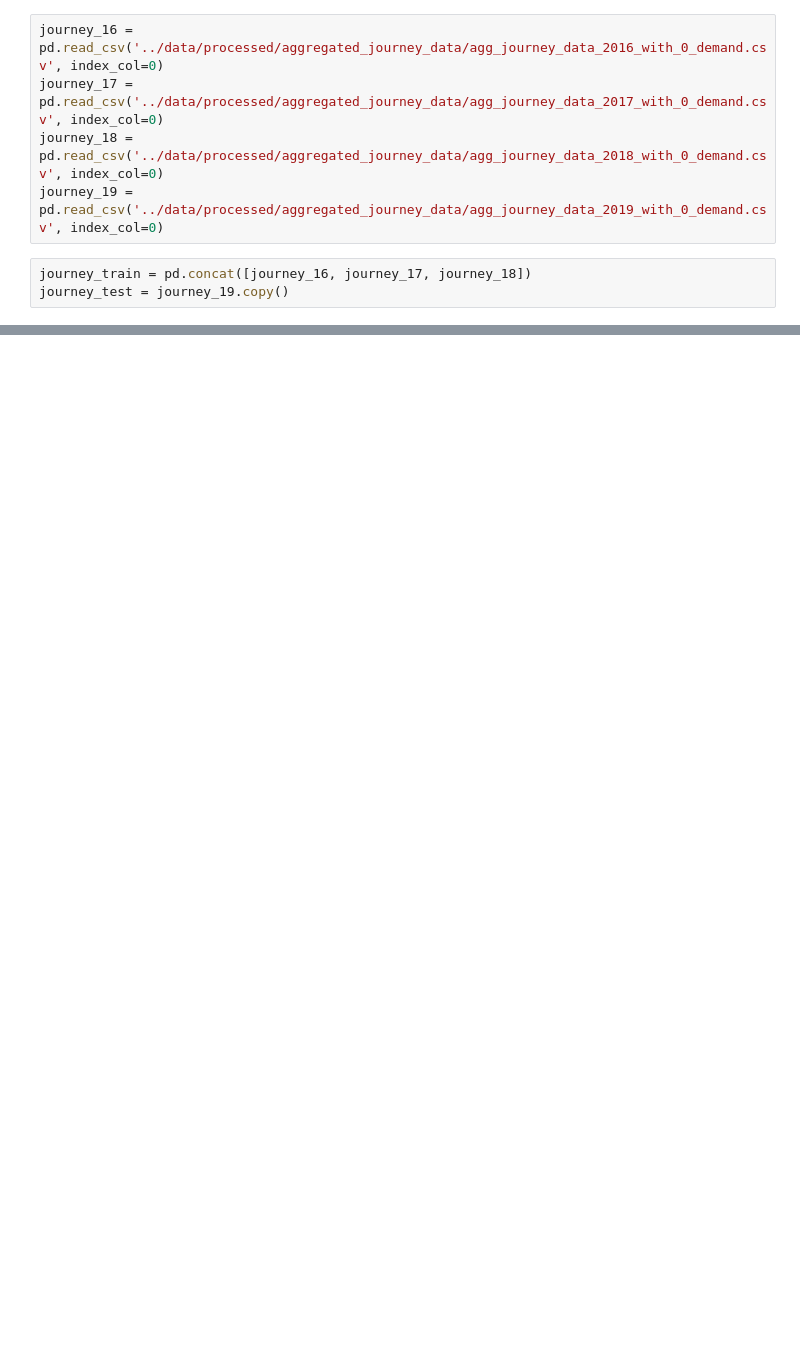
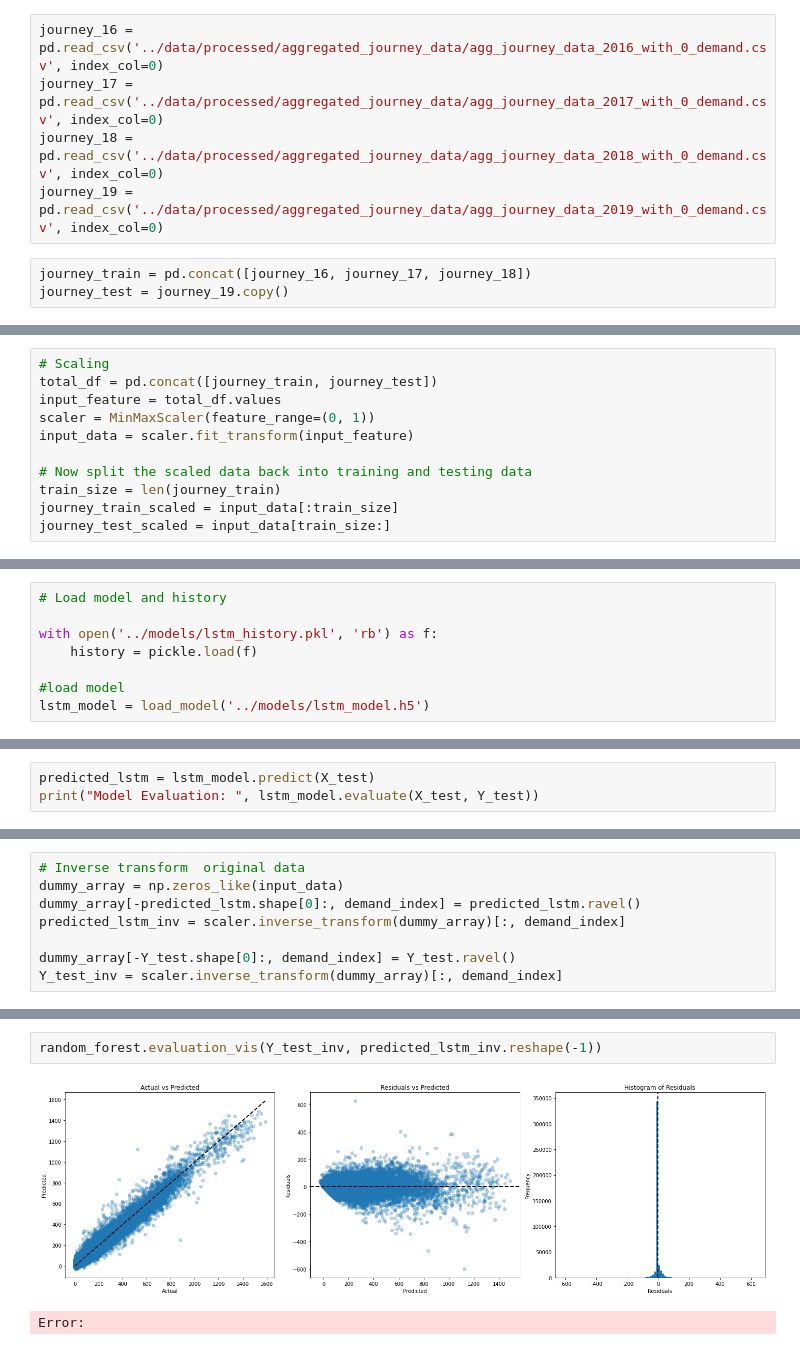
Before and after one commit to tabeaeggler/UrbanMobility, a Jupyter notebook: notebooks/08_transformer.ipynb, the cells around one changed output, grey strips where cells are left out. Drawn from its saved outputs; the diff is of its cells as text; blank space fills up the shorter version.

Commit message:
added working LSTM and Transformer

```diff
--- a/notebooks/08_transformer.ipynb
+++ b/notebooks/08_transformer.ipynb
@@ -92,0 +28,11 @@ _________________________________________________________________
+# %%
+# Scaling
+total_df = pd.concat([journey_train, journey_test])
+input_feature = total_df.values
+scaler = MinMaxScaler(feature_range=(0, 1))
+input_data = scaler.fit_transform(input_feature)
+
+# Now split the scaled data back into training and testing data
+train_size = len(journey_train)
+journey_train_scaled = input_data[:train_size]
+journey_test_scaled = input_data[train_size:]
@@ -136,0 +130,8 @@ The Mean Squared Error of the predictions is 8858.326241111405
+# %%
+# Load model and history
+
+with open('../models/lstm_history.pkl', 'rb') as f:
+    history = pickle.load(f)
+
+#load model
+lstm_model = load_model('../models/lstm_model.h5')
@@ -136,0 +141,3 @@ The Mean Squared Error of the predictions is 8858.326241111405
+# %%
+predicted_lstm = lstm_model.predict(X_test)
+print("Model Evaluation: ", lstm_model.evaluate(X_test, Y_test))
@@ -136,0 +148,8 @@ The Mean Squared Error of the predictions is 8858.326241111405
+# %%
+# Inverse transform  original data
+dummy_array = np.zeros_like(input_data)
+dummy_array[-predicted_lstm.shape[0]:, demand_index] = predicted_lstm.ravel()
+predicted_lstm_inv = scaler.inverse_transform(dummy_array)[:, demand_index]
+
+dummy_array[-Y_test.shape[0]:, demand_index] = Y_test.ravel()
+Y_test_inv = scaler.inverse_transform(dummy_array)[:, demand_index]
@@ -136,0 +174,5 @@ The Mean Squared Error of the predictions is 8858.326241111405
+# %%
+random_forest.evaluation_vis(Y_test_inv, predicted_lstm_inv.reshape(-1))
+# %% [output]
+[figure, added]
+Error:
```
Also changed, not shown: parts of 42 cells of this notebook, 1 other file.
